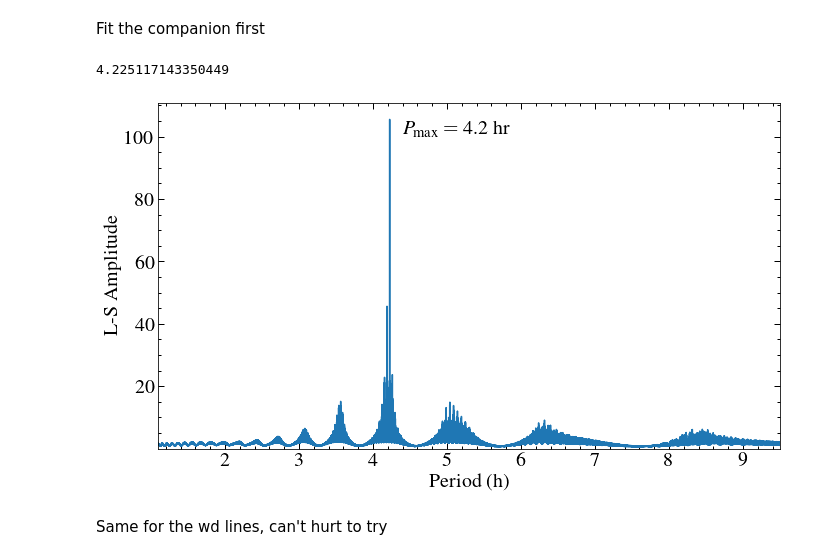
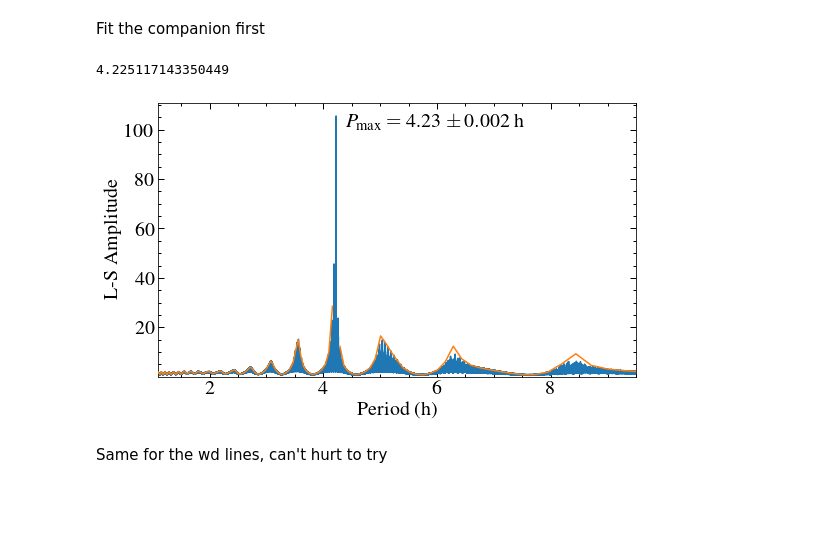
Before and after one commit to davidjwilson/wd-bd, a Jupyter notebook: new_period_fit.ipynb, the cells around one changed output. Saved outputs shown, nothing was run; the diff lists cells and outputs as text; code cells hidden in the pictures; blank space fills up the shorter version.

Commit message:
ztf data

```diff
--- a/new_period_fit.ipynb
+++ b/new_period_fit.ipynb
@@ -44,36 +37,43 @@ for i , n in enumerate(np.unique(nights)):
         if night == n:
             cols.append('C{}'.format(i))
 cols = np.array(cols)
 #print(cols)
 
 #fitter = fitting.LevMarLSQFitter()
 
+
 frequency, power = LombScargle(mdt, mdv,dy=mde, normalization='model').autopower(minimum_frequency=1/10, maximum_frequency=1/1, samples_per_peak=10)
 period = 1/frequency[np.argmax(power)]
 print(period)
 
-plt.figure(figsize=(10, 6))
+#periodogram wo 2018 observations
+frequency2, power2 = LombScargle(mdt[4:], mdv[4:],dy=mde[4:], normalization='model').autopower(minimum_frequency=1/10, maximum_frequency=1/1, samples_per_peak=10)
+
+
+plt.figure(figsize=(8, 5))
 
 #plt.subplot(121)
 plt.plot(1/frequency, np.sqrt(power))
+plt.plot(1/frequency2, np.sqrt(power2), zorder=10)
 plt.xlabel('Period (h)')
 plt.ylabel('L-S Amplitude')
 plt.xlim(1.1, 9.5)
 plt.ylim(0.01)
-plt.annotate(r'$P_{\mathrm{max}} = $'+'{0:10.1f} hr'.format(period), (4.4, 100), xycoords = 'data')
+plt.annotate(r'$P_{\mathrm{max}} = $'+'{0:10.2f} $\pm\,0.002$ h'.format(period), (4.4, 100), xycoords = 'data')
 #plt.xscale('log')
 #plt.yscale('log')
 #plt.axhline(np.sqrt(fa99), ls='--', c='0.5')
 
 #plt.subplot(122)
 #for i in range(len(mdt)):
  #   plt.errorbar((mdt[i]/period %1), mdv[i], yerr=mde[i], marker='o', ls='none', color=cols[i])
 #plt.xlabel('Phase')
 #plt.ylabel('Velocity (km\,s$^{-1}$)')
 plt.tight_layout()
+#plt.savefig('plots/1144_periodogram.pdf')
 # %% [output]
 4.225117143350449
-[figure, old version]
+[figure, new version]
 # %% [markdown]
 Same for the wd lines, can't hurt to try
 # %%
```
Also changed, not shown: parts of 9 cells of this notebook, 30 other files.
